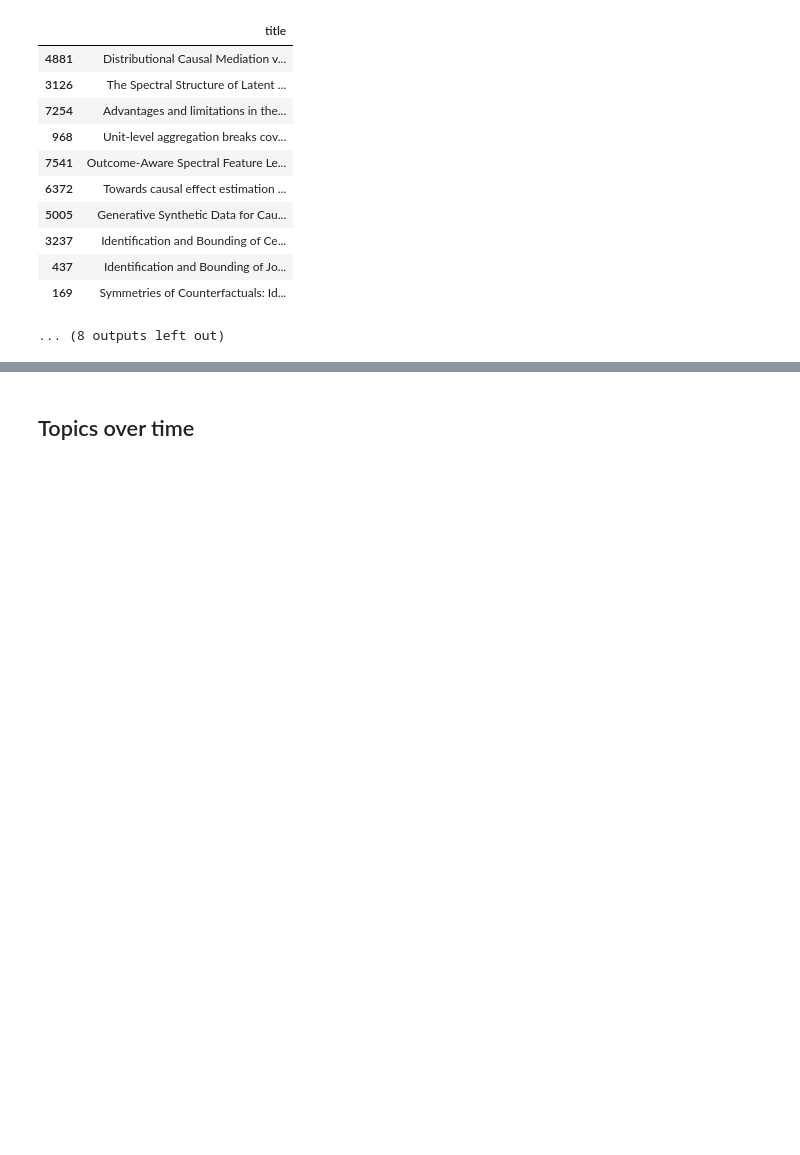
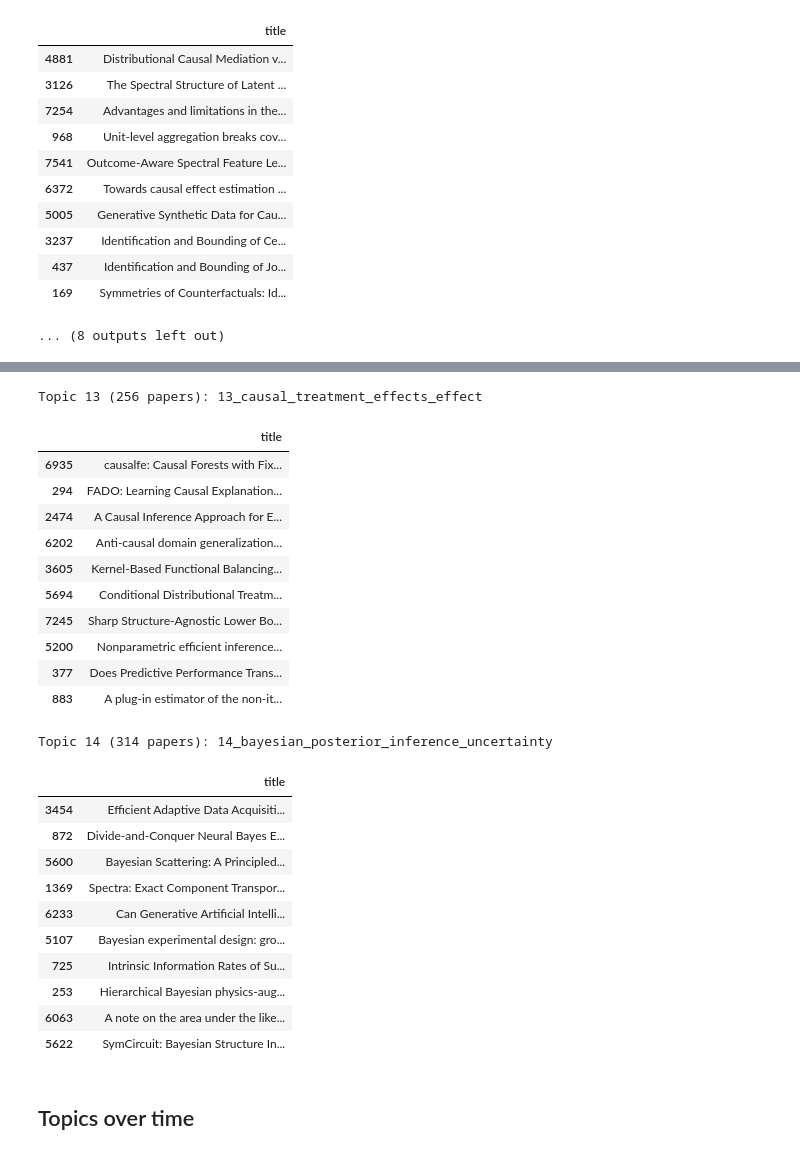
Before and after one commit to mannix-ung/arxiv-topic-explorer, a Jupyter notebook: topics.ipynb, the cells around one changed output, grey strips where cells are left out. Saved outputs shown, nothing was run; the diff lists cells and outputs as text; code cells hidden in the pictures; blank space fills up the shorter version.

```diff
--- a/topics.ipynb
+++ b/topics.ipynb
@@ -206,3 +296,39 @@ Topic 10 (99 papers): 10_causal_treatment_effects_effect
+# %%
+df["topic_final"] = topics_30_reduced
+# %%
+topic_info_final = model_30.get_topic_info()
+
+for topic_id in [13, 14]:
+    name = topic_info_final.loc[topic_info_final["Topic"] == topic_id, "Name"].iloc[0]
+    count = (df["topic_final"] == topic_id).sum()
+    print(f"Topic {topic_id} ({count} papers): {name}")
+    sample = df[df["topic_final"] == topic_id].sample(n=10, random_state=42)
+    display(sample[["title"]])
+# %% [output]
+Topic 13 (256 papers): 13_causal_treatment_effects_effect
+|  | title |
+| 6935 | causalfe: Causal Forests with Fix... |
+| 294 | FADO: Learning Causal Explanation... |
+| 2474 | A Causal Inference Approach for E... |
+| 6202 | Anti-causal domain generalization... |
+| 3605 | Kernel-Based Functional Balancing... |
+| 5694 | Conditional Distributional Treatm... |
+| 7245 | Sharp Structure-Agnostic Lower Bo... |
+| 5200 | Nonparametric efficient inference... |
+| 377 | Does Predictive Performance Trans... |
+| 883 | A plug-in estimator of the non-it... |
+Topic 14 (314 papers): 14_bayesian_posterior_inference_uncertainty
+|  | title |
+| 3454 | Efficient Adaptive Data Acquisiti... |
+| 872 | Divide-and-Conquer Neural Bayes E... |
+| 5600 | Bayesian Scattering: A Principled... |
+| 1369 | Spectra: Exact Component Transpor... |
+| 6233 | Can Generative Artificial Intelli... |
+| 5107 | Bayesian experimental design: gro... |
+| 725 | Intrinsic Information Rates of Su... |
+| 253 | Hierarchical Bayesian physics-aug... |
+| 6063 | A note on the area under the like... |
+| 5622 | SymCircuit: Bayesian Structure In... |
 # %% [markdown]
 ## Topics over time
 # %% [markdown]
```
Also changed, not shown: parts of 9 cells of this notebook.
